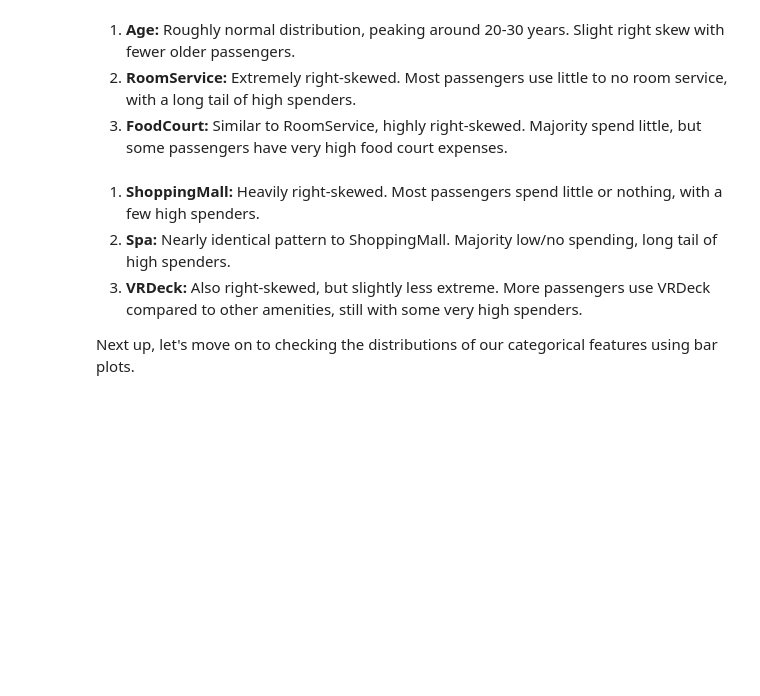
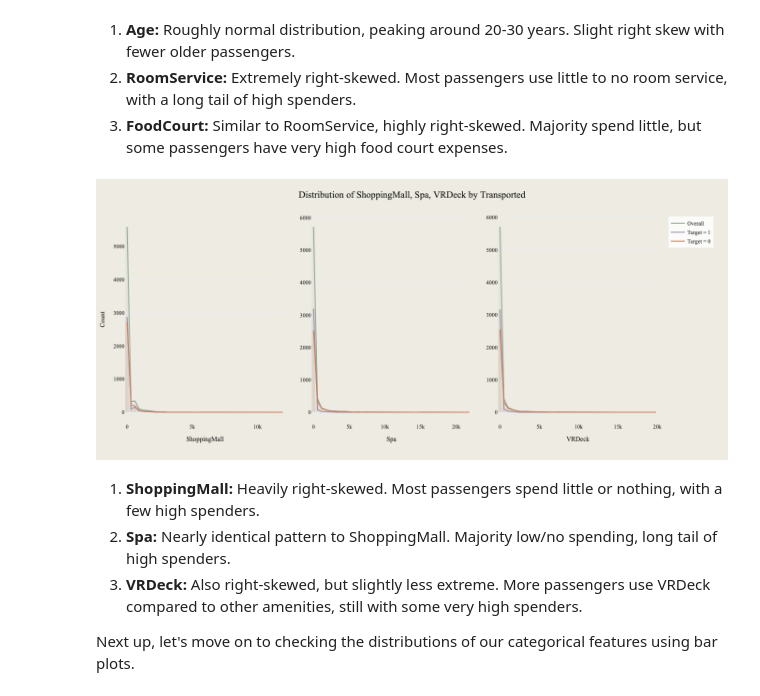
Before and after one commit to vytautas-bunevicius/kaggle-spaceship-titanic, a Jupyter notebook: notebooks/spaceship_titanic_analysis.ipynb, the cells around one changed output. Saved outputs shown, nothing was run; the diff lists cells and outputs as text; code cells hidden in the pictures; blank space fills up the shorter version.

```diff
--- a/notebooks/spaceship_titanic_analysis.ipynb
+++ b/notebooks/spaceship_titanic_analysis.ipynb
@@ -248,5 +263,9 @@ plot_combined_histograms(
     save_path="../images/numerical_features_two.png",
 )
+# %%
+Image(filename="../images/numerical_features_two.png")
+# %% [output]
+[figure, added]
 # %% [markdown]
 1. **ShoppingMall:** Heavily right-skewed. Most passengers spend little or nothing, with a few high spenders.
 2. **Spa:** Nearly identical pattern to ShoppingMall. Majority low/no spending, long tail of high spenders.
```
Also changed, not shown: parts of 11 cells of this notebook, 4 other files.
